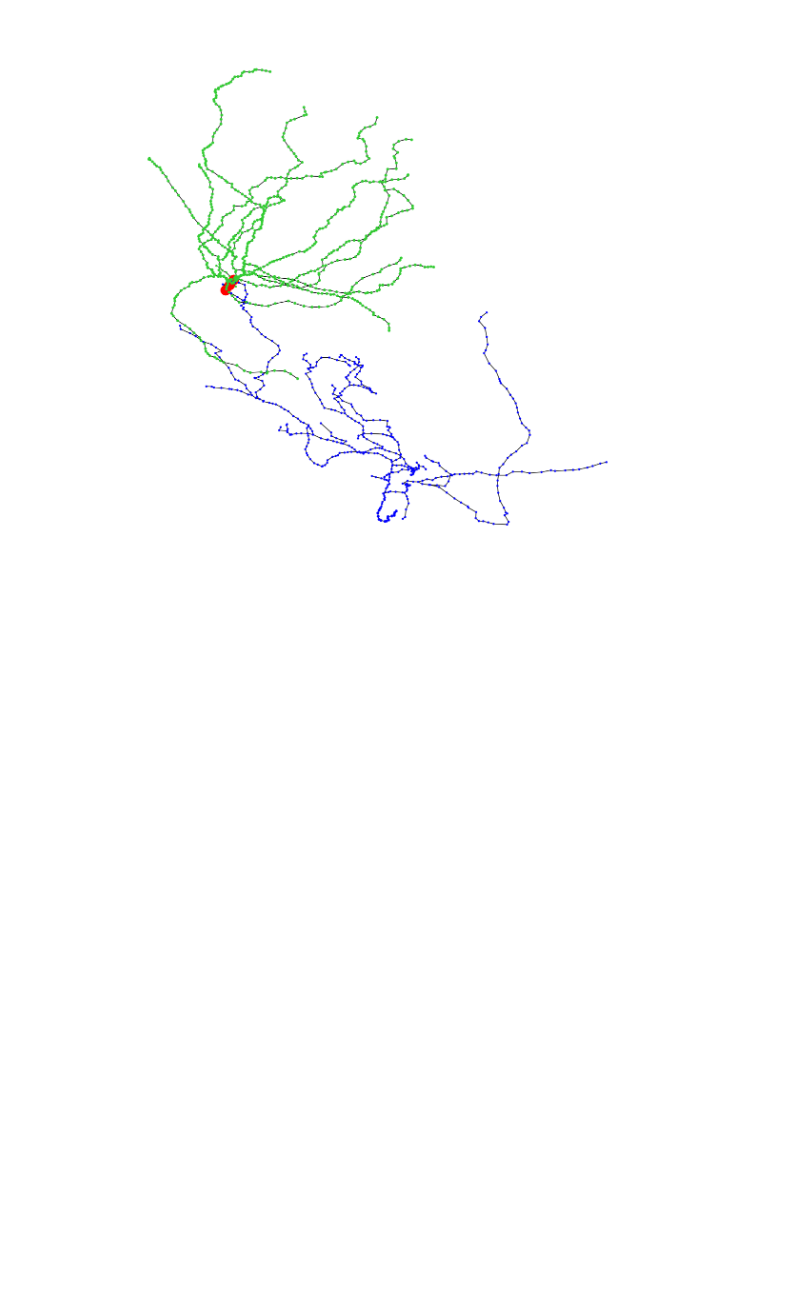
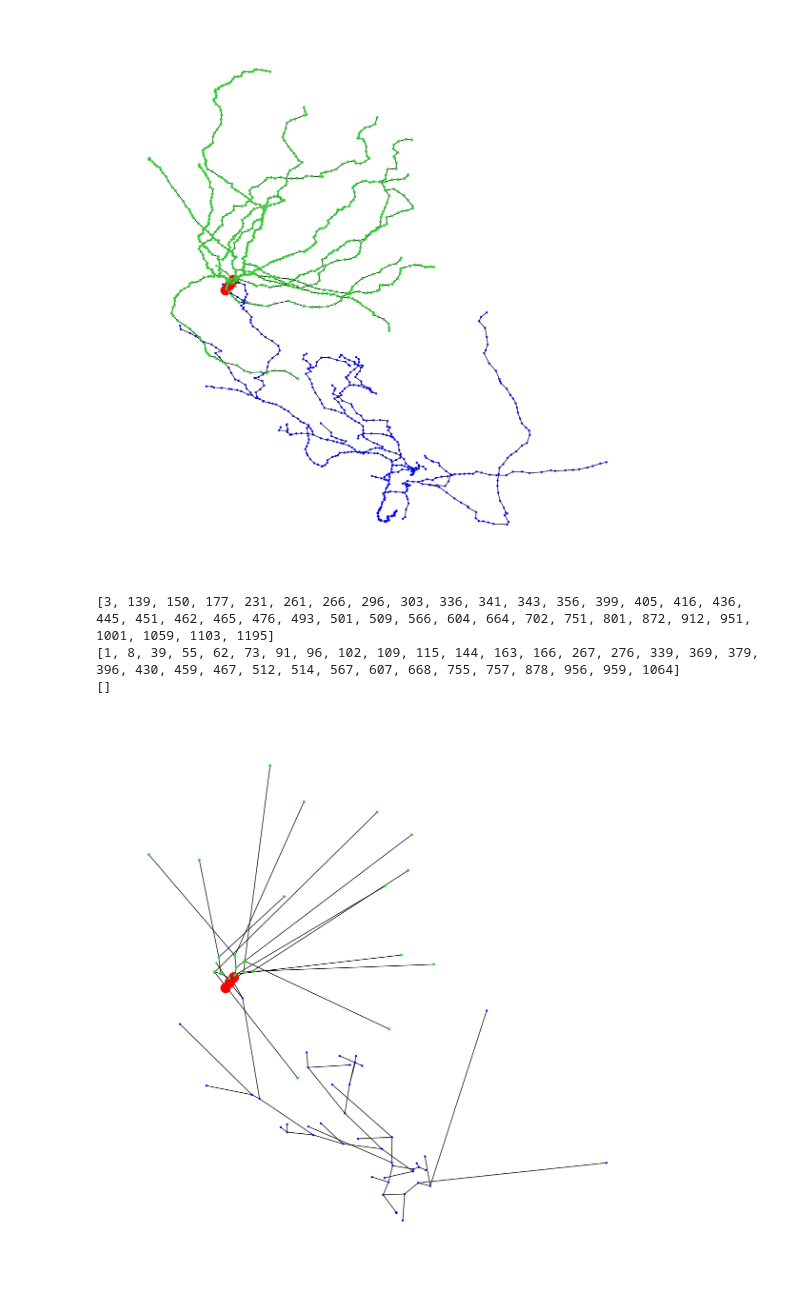
Before and after one commit to dkornai/SSD-in-Neurons, a Jupyter notebook: networkx_from_swm.ipynb, the cells around one changed output. Cells and saved outputs as stored; diff of their text form; code cells hidden in the pictures; blank space fills up the shorter version.

```diff
--- a/networkx_from_swm.ipynb
+++ b/networkx_from_swm.ipynb
@@ -26,11 +28,11 @@ df
 # %%
 G = nx.Graph()
 for index, row in df.iterrows():
-    G.add_node(row['comp_id'], nodetype = row['type'])
+    G.add_node(int(row['comp_id']), nodetype = int(row['type']))
 
 for index, row in df.iterrows():
     if index > 0:
-        G.add_edge(row['comp_id'], row['parent_id'])
+        G.add_edge(int(row['comp_id']), int(row['parent_id']))
 
 xy_coordinates = list(df[['x', 'y']].itertuples(index=False, name=None))
 xy_coordinates = {row[0]: tuple(row[1:])[0] for row in zip(df['comp_id'], xy_coordinates)}
@@ -45,3 +47,28 @@ nx.draw(G, pos=xy_coordinates, node_size=node_radius, ax=ax, node_color = node_c
 plt.show()
 # %% [output]
 [figure]
+# %%
+leaf_nodes = [x for x in G.nodes() if G.degree(x)==1]
+root_node = [leaf_nodes[0]]; leaf_nodes = leaf_nodes[1:]
+print(leaf_nodes)
+branch_nodes = [x for x in G.nodes() if len(nx.descendants_at_distance(G, x, 1)) > 2]
+print(branch_nodes)
+
+transition_nodes = []
+transition_node_index = []
+for i, node in enumerate(G.nodes()):
+    if (node not in leaf_nodes) and (node not in root_node) and (node not in branch_nodes):
+        transition_nodes.append(node)
+        transition_node_index.append(i)
+
+print(transition_nodes)
+for i in range(len(transition_nodes)):
+    node = transition_nodes[i]
+    bef, aft = nx.descendants_at_distance(G, node, 1)
+    G.remove_node(node)
+    G.add_edge(bef, aft)
+# %% [output]
+[3, 139, 150, 177, 231, 261, 266, 296, 303, 336, 341, 343, 356, 399, 405, 416, 436, 445, 451, 462, 465, 476, 493, 501, 509, 566, 604, 664, 702, 751, 801, 872, 912, 951, 1001, 1059, 1103, 1195]
+[1, 8, 39, 55, 62, 73, 91, 96, 102, 109, 115, 144, 163, 166, 267, 276, 339, 369, 379, 396, 430, 459, 467, 512, 514, 567, 607, 668, 755, 757, 878, 956, 959, 1064]
+[]
+[figure, added]
```
Also changed, not shown: parts of 2 cells of this notebook, 2 other files.
